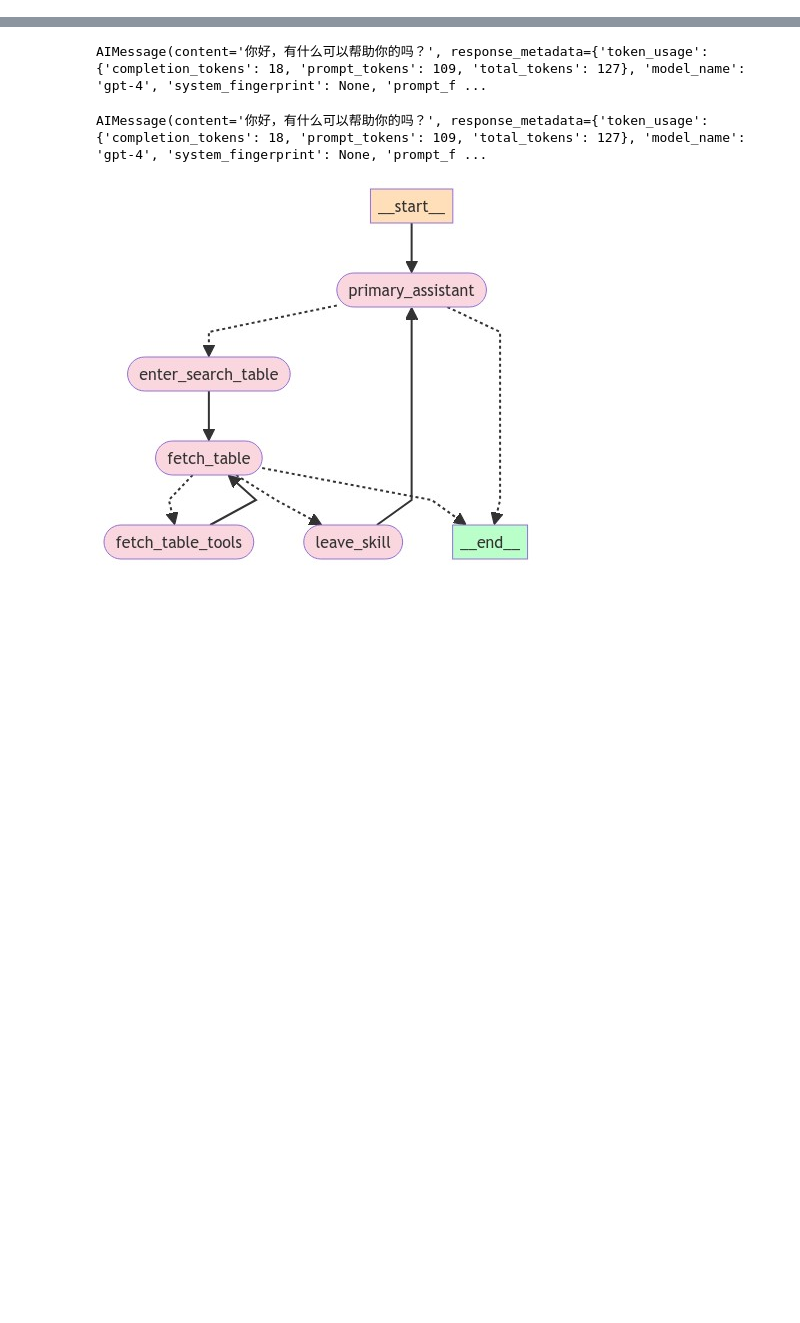
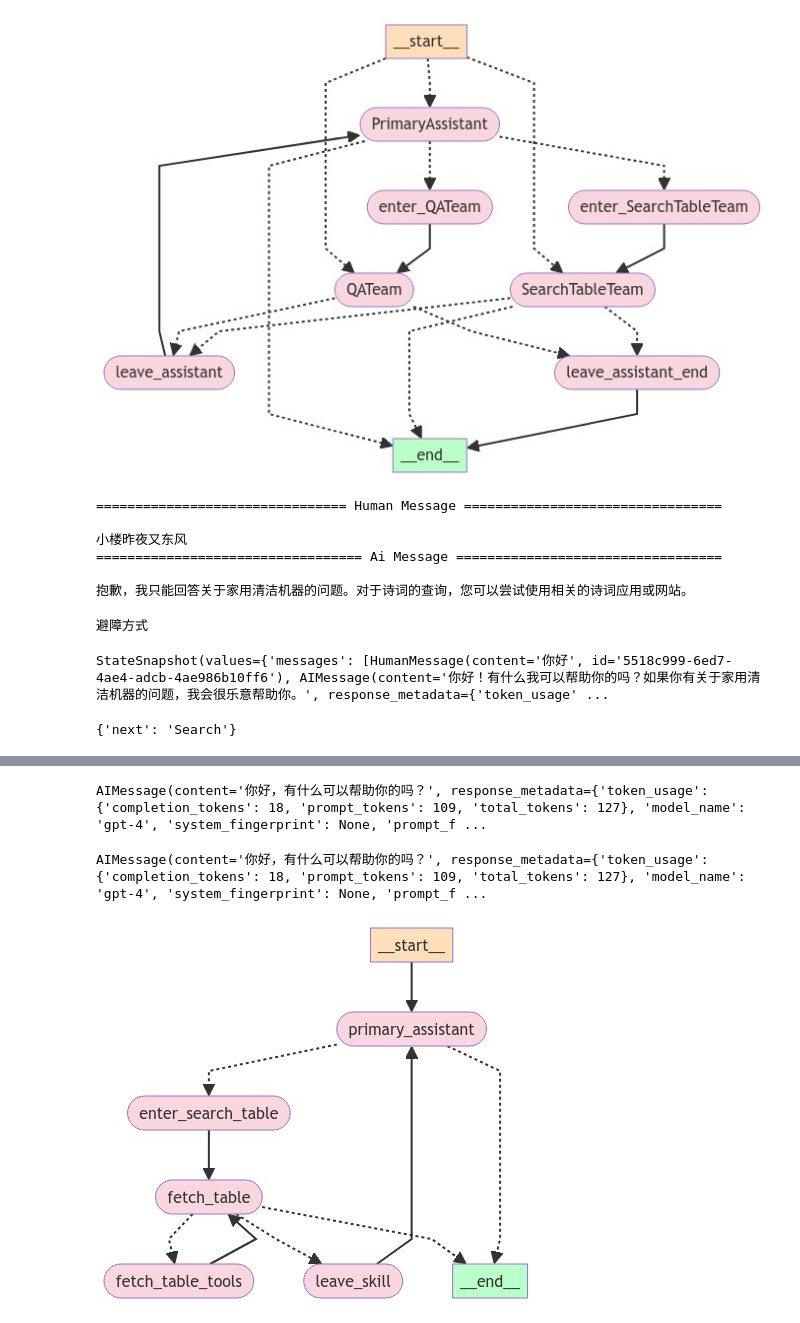
Before and after one commit to zhuxiaohai/rockchat, a Jupyter notebook: Untitled.ipynb, the cells around one changed output, grey strips where cells are left out. Drawn from its saved outputs; the diff is of its cells as text; code cells hidden in the pictures; blank space fills up the shorter version.

```diff
--- a/Untitled.ipynb
+++ b/Untitled.ipynb
@@ -324,0 +340,12 @@ builder.add_conditional_edges(
+# %%
+# Compile graph
+memory = SqliteSaver.from_conn_string(":memory:")
+part_4_graph = builder.compile(
+    checkpointer=memory,
+)
+# %%
+from IPython.display import Image, display
+
+display(Image(part_4_graph.get_graph().draw_mermaid_png()))
+# %% [output]
+[figure, added]
@@ -324,0 +364,22 @@ builder.add_conditional_edges(
+# %%
+events = part_4_graph.stream(
+    {
+        "messages": [
+            # HumanMessage(
+            #     content="G20"
+            # )
+            ("user", "小楼昨夜又东风")
+        ],
+    },
+    config,
+    stream_mode="values"
+)
+for event in events:
+    _print_event(event, _printed)
+# %% [output]
+================================ Human Message =================================
+
+小楼昨夜又东风
+================================== Ai Message ==================================
+
+抱歉，我只能回答关于家用清洁机器的问题。对于诗词的查询，您可以尝试使用相关的诗词应用或网站。
@@ -324,0 +389,10 @@ builder.add_conditional_edges(
+# %%
+for col in df.columns:
+    if col.find("障") >=0:
+        print(col)
+# %% [output]
+避障方式
+# %%
+part_4_graph.get_state(config)
+# %% [output]
+StateSnapshot(values={'messages': [HumanMessage(content='你好', id='5518c999-6ed7-4ae4-adcb-4ae986b10ff6'), AIMessage(content='你好！有什么我可以帮助你的吗？如果你有关于家用清洁机器的问题，我会很乐意帮助你。', response_metadata={'token_usage' ...
@@ -324,0 +441,4 @@ builder.add_conditional_edges(
+# %%
+supervisor_agent.invoke({"messages": ["你好"]})
+# %% [output]
+{'next': 'Search'}
```
Also changed, not shown: parts of 42 cells of this notebook.
